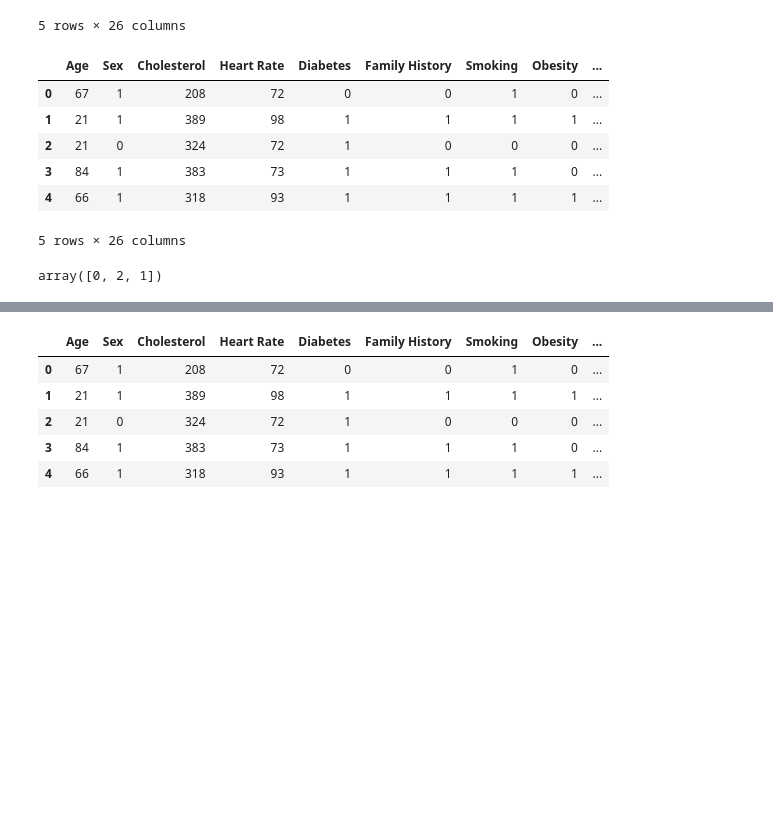
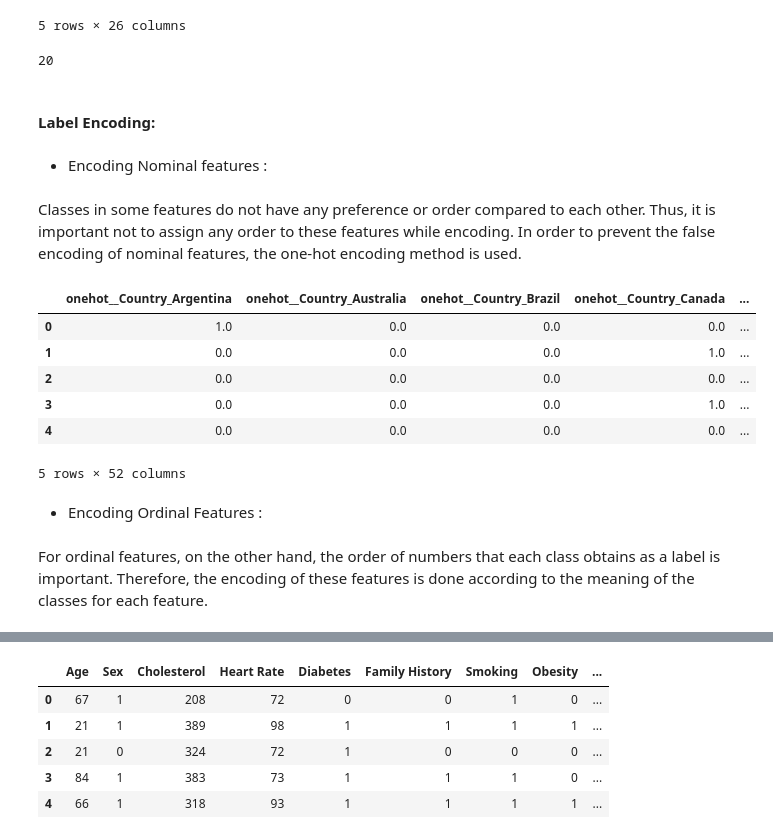
Before and after one commit to denezo/data-science-course, a Jupyter notebook: Project/DS_P2.ipynb, the cells around one changed output, grey strips where cells are left out. Drawn from its saved outputs; the diff is of its cells as text; code cells hidden in the pictures; blank space fills up the shorter version.

Commit message:
preprocessing updated, encodings improved

```diff
--- a/Project/DS_P2.ipynb
+++ b/Project/DS_P2.ipynb
@@ -15,9 +35,8 @@ df.head()
 # %%
-#"Blood Pressure" variable needs to be edited.
+
+df[["Blood_Pres_Systolic", "Blood_Pres_Diastolic"]] = df["Blood Pressure"].str.split('/', expand=True)
 
 
-df[["Blood_Sistolik_Pres", "Blood_Diyastolik _Pres"]] = df["Blood Pressure"].str.split('/', expand=True)
-
-df["Blood_Sistolik_Pres"] = df["Blood Pressure"].apply(lambda x: x.split("/")[0]).astype(int)
-df["Blood_Diyastolik _Pres"] = df["Blood Pressure"].apply(lambda x: x.split("/")[1]).astype(int)
+df["Blood_Pres_Systolic"] = pd.to_numeric(df["Blood_Pres_Systolic"])
+df["Blood_Pres_Diastolic"] = pd.to_numeric(df["Blood_Pres_Diastolic"])
 df.drop("Blood Pressure", axis=1, inplace=True)
@@ -73,26 +74,47 @@ df.head()
 | 3 | 84 | Male | 383 | 73 | 1 | 1 | 1 | 0 | ... |
 | 4 | 66 | Male | 318 | 93 | 1 | 1 | 1 | 1 | ... |
 5 rows × 26 columns
-# %%
-from sklearn.preprocessing import LabelEncoder
-import pandas as pd
-
-le = LabelEncoder()
-
-# Apply label encoding to each column with object dtype
-for col in df.select_dtypes(include='object'):
-    df[col] = le.fit_transform(df[col])
-
-df.head()
-# %% [output]
-|  | Age | Sex | Cholesterol | Heart Rate | Diabetes | Family History | Smoking | Obesity | ... |
-| 0 | 67 | 1 | 208 | 72 | 0 | 0 | 1 | 0 | ... |
-| 1 | 21 | 1 | 389 | 98 | 1 | 1 | 1 | 1 | ... |
-| 2 | 21 | 0 | 324 | 72 | 1 | 0 | 0 | 0 | ... |
-| 3 | 84 | 1 | 383 | 73 | 1 | 1 | 1 | 0 | ... |
-| 4 | 66 | 1 | 318 | 93 | 1 | 1 | 1 | 1 | ... |
-5 rows × 26 columns
-# %%
-df['Diet'].unique()
-# %% [output]
-array([0, 2, 1])
+# %%
+len(df['Country'].unique())
+# %% [output]
+20
+# %% [markdown]
+#### Label Encoding:
+# %% [markdown]
+- Encoding Nominal features :
+# %% [markdown]
+Classes in some features do not have any preference or order compared to each other. Thus, it is important not to assign any order to these features while encoding. In order to prevent the false encoding of nominal features, the one-hot encoding method is used.
+# %%
+from sklearn.preprocessing import OneHotEncoder
+from sklearn.compose import ColumnTransformer
+
+column_transformer = ColumnTransformer(
+    transformers=[
+        ('onehot', OneHotEncoder(), ['Country', 'Continent', 'Hemisphere'])
+    ],
+    remainder='passthrough'  # leave other columns unchanged
+)
+
+df_transformed = column_transformer.fit_transform(df)
+columns_names = column_transformer.get_feature_names_out()
+
+for i in range(len(columns_names)):
+    colname = columns_names[i]
+    if "remainder__" in colname:
+        columns_names[i] = colname.replace("remainder__", "")
+
+df_transformed = pd.DataFrame(df_transformed, columns=columns_names)
+
+df_transformed.head()
+# %% [output]
+|  | onehot__Country_Argentina | onehot__Country_Australia | onehot__Country_Brazil | onehot__Country_Canada | ... |
+| 0 | 1.0 | 0.0 | 0.0 | 0.0 | ... |
+| 1 | 0.0 | 0.0 | 0.0 | 1.0 | ... |
+| 2 | 0.0 | 0.0 | 0.0 | 0.0 | ... |
+| 3 | 0.0 | 0.0 | 0.0 | 1.0 | ... |
+| 4 | 0.0 | 0.0 | 0.0 | 0.0 | ... |
+5 rows × 52 columns
+# %% [markdown]
+- Encoding Ordinal Features :
+# %% [markdown]
+For ordinal features, on the other hand, the order of numbers that each class obtains as a label is important. Therefore, the encoding of these features is done according to the meaning of the classes for each feature.
```
Also changed, not shown: parts of 11 cells of this notebook, 1 other file.
